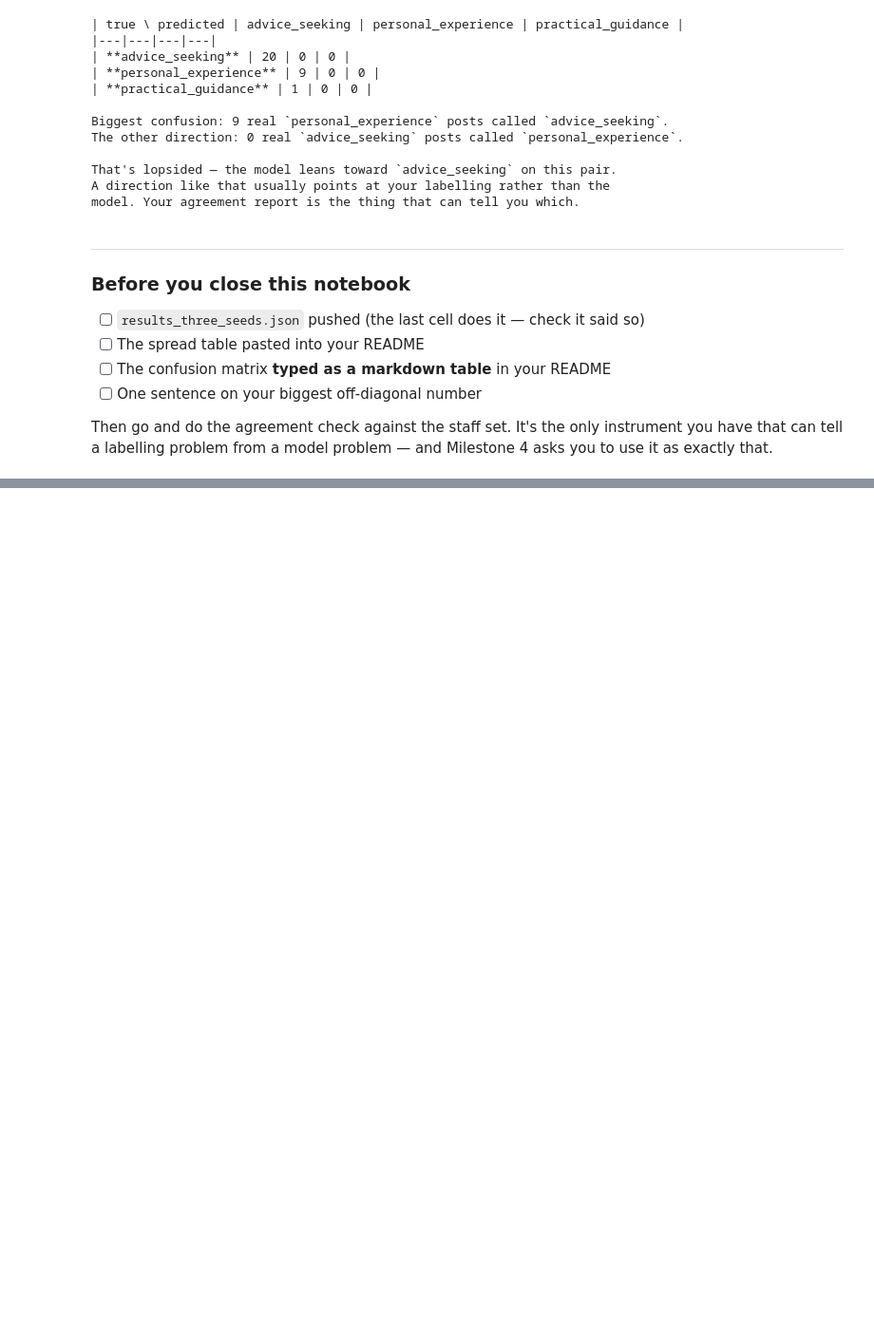
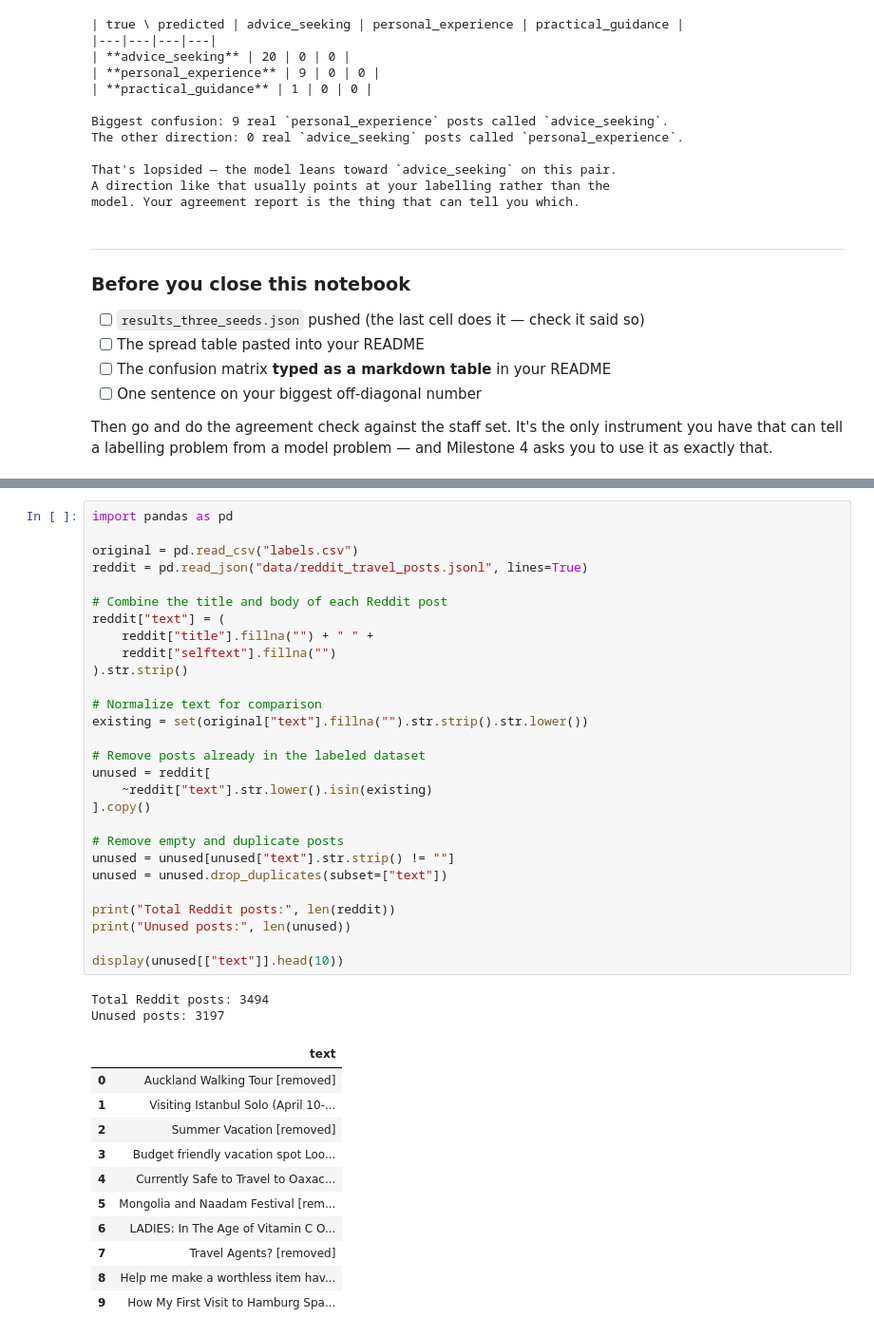
Before and after one commit to kimmoneb/ai201-project3-takemeter-starter-v2026, a Jupyter notebook: takemeter.ipynb, the cells around one changed output, grey strips where cells are left out. Shown at 95% size. Saved outputs shown, nothing was run; the diff lists cells and outputs as text; blank space fills up the shorter version.

```diff
--- a/takemeter.ipynb
+++ b/takemeter.ipynb
@@ -896,0 +935,42 @@ and Milestone 4 asks you to use it as exactly that.
+# %%
+import pandas as pd
+
+original = pd.read_csv("labels.csv")
+reddit = pd.read_json("data/reddit_travel_posts.jsonl", lines=True)
+
+# Combine the title and body of each Reddit post
+reddit["text"] = (
+    reddit["title"].fillna("") + " " +
+    reddit["selftext"].fillna("")
+).str.strip()
+
+# Normalize text for comparison
+existing = set(original["text"].fillna("").str.strip().str.lower())
+
+# Remove posts already in the labeled dataset
+unused = reddit[
+    ~reddit["text"].str.lower().isin(existing)
+].copy()
+
+# Remove empty and duplicate posts
+unused = unused[unused["text"].str.strip() != ""]
+unused = unused.drop_duplicates(subset=["text"])
+
+print("Total Reddit posts:", len(reddit))
+print("Unused posts:", len(unused))
+
+display(unused[["text"]].head(10))
+# %% [output]
+Total Reddit posts: 3494
+Unused posts: 3197
+|  | text |
+| 0 | Auckland Walking Tour [removed] |
+| 1 | Visiting Istanbul Solo (April 10-... |
+| 2 | Summer Vacation [removed] |
+| 3 | Budget friendly vacation spot Loo... |
+| 4 | Currently Safe to Travel to Oaxac... |
+| 5 | Mongolia and Naadam Festival [rem... |
+| 6 | LADIES: In The Age of Vitamin C O... |
+| 7 | Travel Agents? [removed] |
+| 8 | Help me make a worthless item hav... |
+| 9 | How My First Visit to Hamburg Spa... |
```
Also changed, not shown: parts of 11 cells of this notebook, 2 other files.
